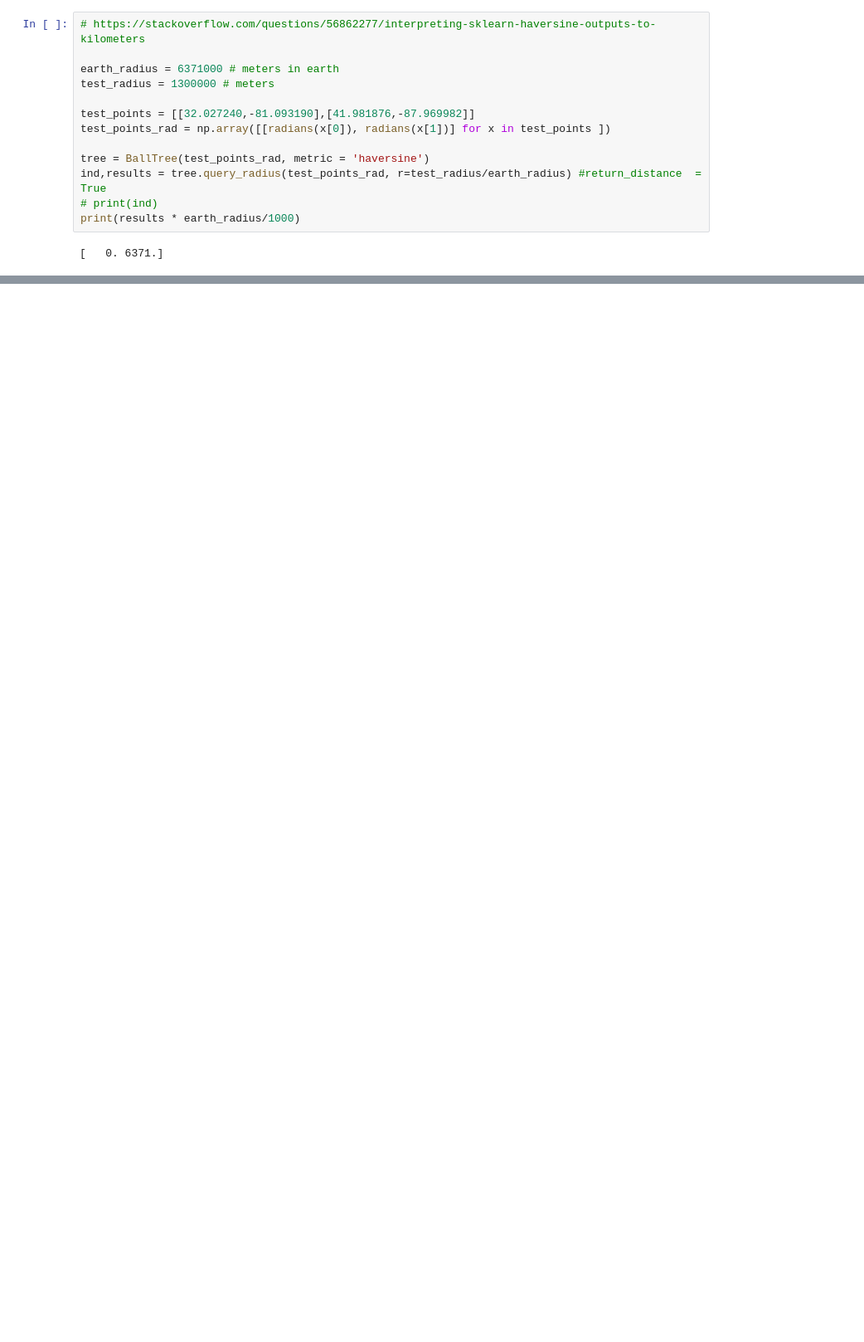
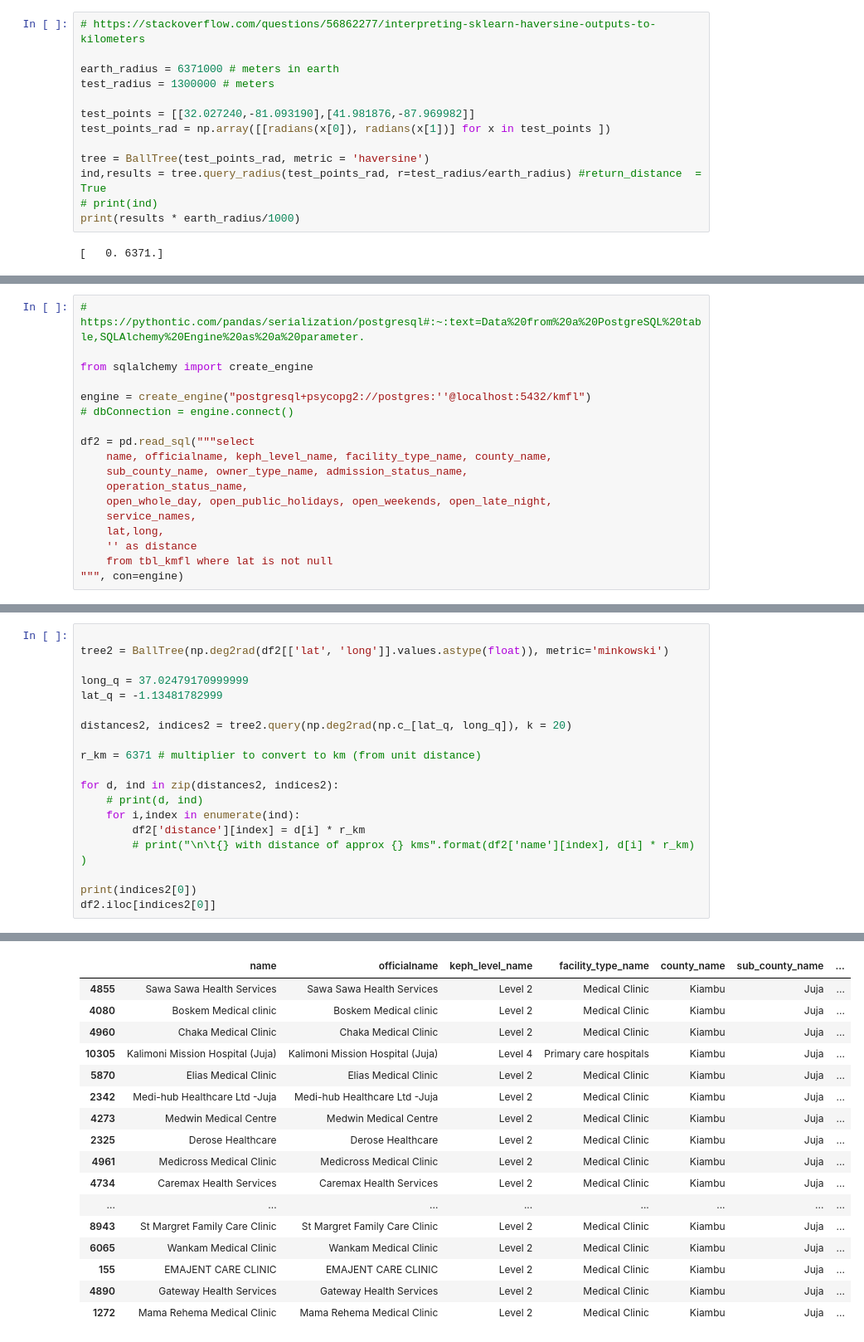
Before and after one commit to dakn2005/KE_MFL_Mapping, a Jupyter notebook: haversine_formula/balltree.ipynb, the cells around one changed output, grey strips where cells are left out. Shown at 83% size. Cells and saved outputs as stored; diff of their text form; blank space fills up the shorter version.

Commit message:
Getting data from postgres - note sqlalchemy version 1.3.* Implementation from live data using live locations - chrome unexpectedly caching previous location

```diff
--- a/haversine_formula/balltree.ipynb
+++ b/haversine_formula/balltree.ipynb
@@ -77,0 +102,18 @@ C_alt [0.         0.00059128 0.00063334] [1 0 6]
+# %%
+# https://pythontic.com/pandas/serialization/postgresql#:~:text=Data%20from%20a%20PostgreSQL%20table,SQLAlchemy%20Engine%20as%20a%20parameter.
+
+from sqlalchemy import create_engine
+
+engine = create_engine("postgresql+psycopg2://postgres:''@localhost:5432/kmfl")
+# dbConnection = engine.connect()
+
+df2 = pd.read_sql("""select
+    name, officialname, keph_level_name, facility_type_name, county_name,
+	sub_county_name, owner_type_name, admission_status_name,
+	operation_status_name,
+	open_whole_day, open_public_holidays, open_weekends, open_late_night,
+	service_names,
+    lat,long,
+    '' as distance
+    from tbl_kmfl where lat is not null
+""", con=engine)
@@ -77,0 +136,20 @@ C_alt [0.         0.00059128 0.00063334] [1 0 6]
+# %%
+
+tree2 = BallTree(np.deg2rad(df2[['lat', 'long']].values.astype(float)), metric='minkowski')
+
+long_q = 37.02479170999999
+lat_q = -1.13481782999
+
+distances2, indices2 = tree2.query(np.deg2rad(np.c_[lat_q, long_q]), k = 20)
+
+r_km = 6371 # multiplier to convert to km (from unit distance)
+
+for d, ind in zip(distances2, indices2):
+    # print(d, ind)
+    for i,index in enumerate(ind):
+        df2['distance'][index] = d[i] * r_km
+        # print("\n\t{} with distance of approx {} kms".format(df2['name'][index], d[i] * r_km) )
+
+print(indices2[0])
+df2.iloc[indices2[0]]
+# %% [output]
@@ -77,0 +162,17 @@ C_alt [0.         0.00059128 0.00063334] [1 0 6]
+|  | name | officialname | keph_level_name | facility_type_name | county_name | sub_county_name | ... |
+| 4855 | Sawa Sawa Health Services | Sawa Sawa Health Services | Level 2 | Medical Clinic | Kiambu | Juja | ... |
+| 4080 | Boskem Medical clinic | Boskem Medical clinic | Level 2 | Medical Clinic | Kiambu | Juja | ... |
+| 4960 | Chaka Medical Clinic | Chaka Medical Clinic | Level 2 | Medical Clinic | Kiambu | Juja | ... |
+| 10305 | Kalimoni Mission Hospital (Juja) | Kalimoni Mission Hospital (Juja) | Level 4 | Primary care hospitals | Kiambu | Juja | ... |
+| 5870 | Elias Medical Clinic | Elias Medical Clinic | Level 2 | Medical Clinic | Kiambu | Juja | ... |
+| 2342 | Medi-hub Healthcare Ltd -Juja | Medi-hub Healthcare Ltd -Juja | Level 2 | Medical Clinic | Kiambu | Juja | ... |
+| 4273 | Medwin Medical Centre | Medwin Medical Centre | Level 2 | Medical Clinic | Kiambu | Juja | ... |
+| 2325 | Derose Healthcare | Derose Healthcare | Level 2 | Medical Clinic | Kiambu | Juja | ... |
+| 4961 | Medicross Medical Clinic | Medicross Medical Clinic | Level 2 | Medical Clinic | Kiambu | Juja | ... |
+| 4734 | Caremax Health Services | Caremax Health Services | Level 2 | Medical Clinic | Kiambu | Juja | ... |
+| ... | ... | ... | ... | ... | ... | ... | ... |
+| 8943 | St Margret Family Care Clinic | St Margret Family Care Clinic | Level 2 | Medical Clinic | Kiambu | Juja | ... |
+| 6065 | Wankam Medical Clinic | Wankam Medical Clinic | Level 2 | Medical Clinic | Kiambu | Juja | ... |
+| 155 | EMAJENT CARE CLINIC | EMAJENT CARE CLINIC | Level 2 | Medical Clinic | Kiambu | Juja | ... |
+| 4890 | Gateway Health Services | Gateway Health Services | Level 2 | Medical Clinic | Kiambu | Juja | ... |
+| 1272 | Mama Rehema Medical Clinic | Mama Rehema Medical Clinic | Level 2 | Medical Clinic | Kiambu | Juja | ... |
```
Also changed, not shown: parts of 6 cells of this notebook, 12 other files.
